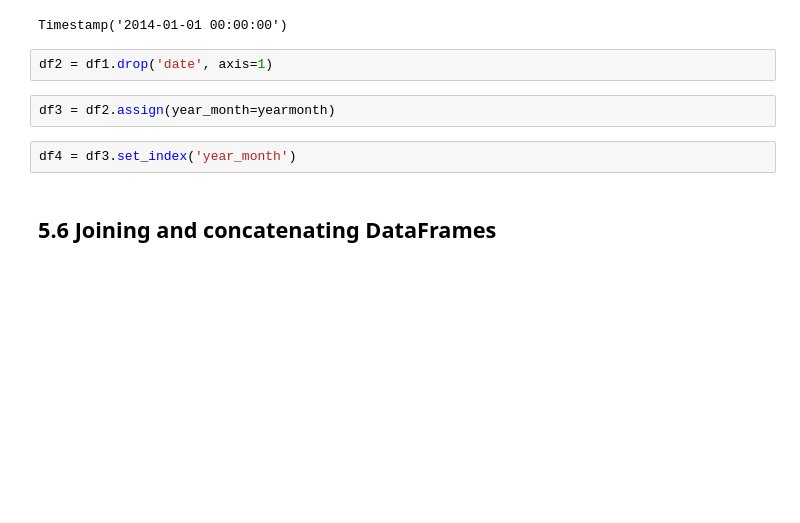
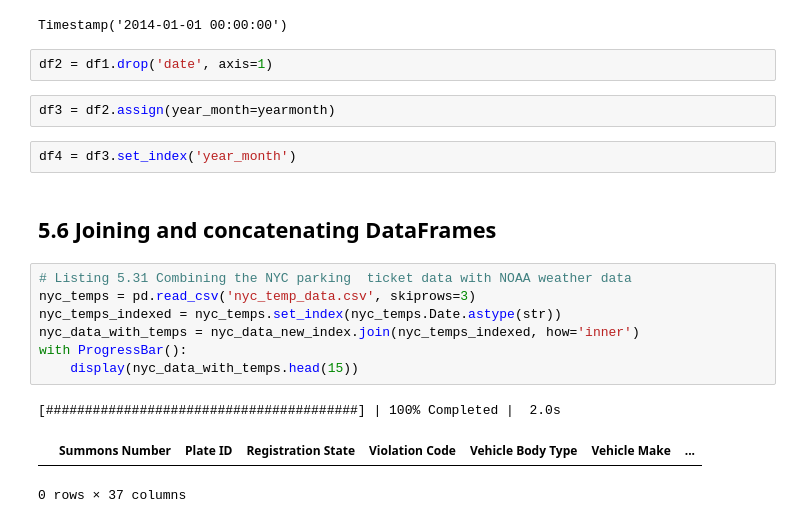
Before and after one commit to sunchengyi/Dask, a Jupyter notebook: nyc-parking-tickets_dask.ipynb, the cells around one changed output. Cells and saved outputs as stored; diff of their text form; blank space fills up the shorter version.

Commit message:
In debugging the combination of parking ticket data with temperature data.

```diff
--- a/nyc-parking-tickets_dask.ipynb
+++ b/nyc-parking-tickets_dask.ipynb
@@ -601,3 +601,14 @@ df3 = df2.assign(year_month=yearmonth)
 df4 = df3.set_index('year_month')
 # %% [markdown]
 ## 5.6 Joining and concatenating DataFrames
+# %%
+# Listing 5.31 Combining the NYC parking  ticket data with NOAA weather data
+nyc_temps = pd.read_csv('nyc_temp_data.csv', skiprows=3)
+nyc_temps_indexed = nyc_temps.set_index(nyc_temps.Date.astype(str))
+nyc_data_with_temps = nyc_data_new_index.join(nyc_temps_indexed, how='inner')
+with ProgressBar():
+    display(nyc_data_with_temps.head(15))
+# %% [output]
+[########################################] | 100% Completed |  2.0s
+|  | Summons Number | Plate ID | Registration State | Violation Code | Vehicle Body Type | Vehicle Make | ... |
+0 rows × 37 columns
```
Also changed, not shown: parts of 2 cells of this notebook.
